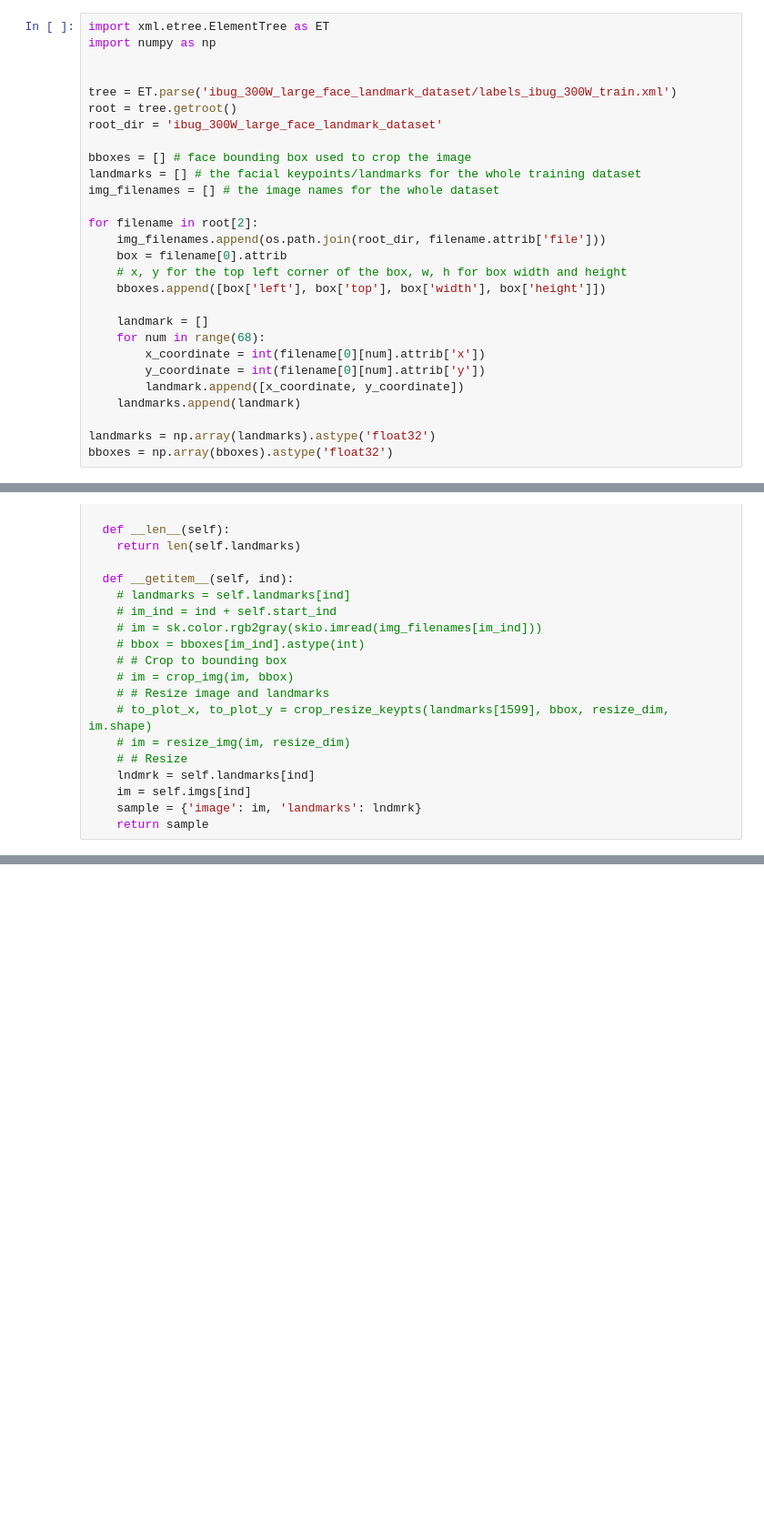
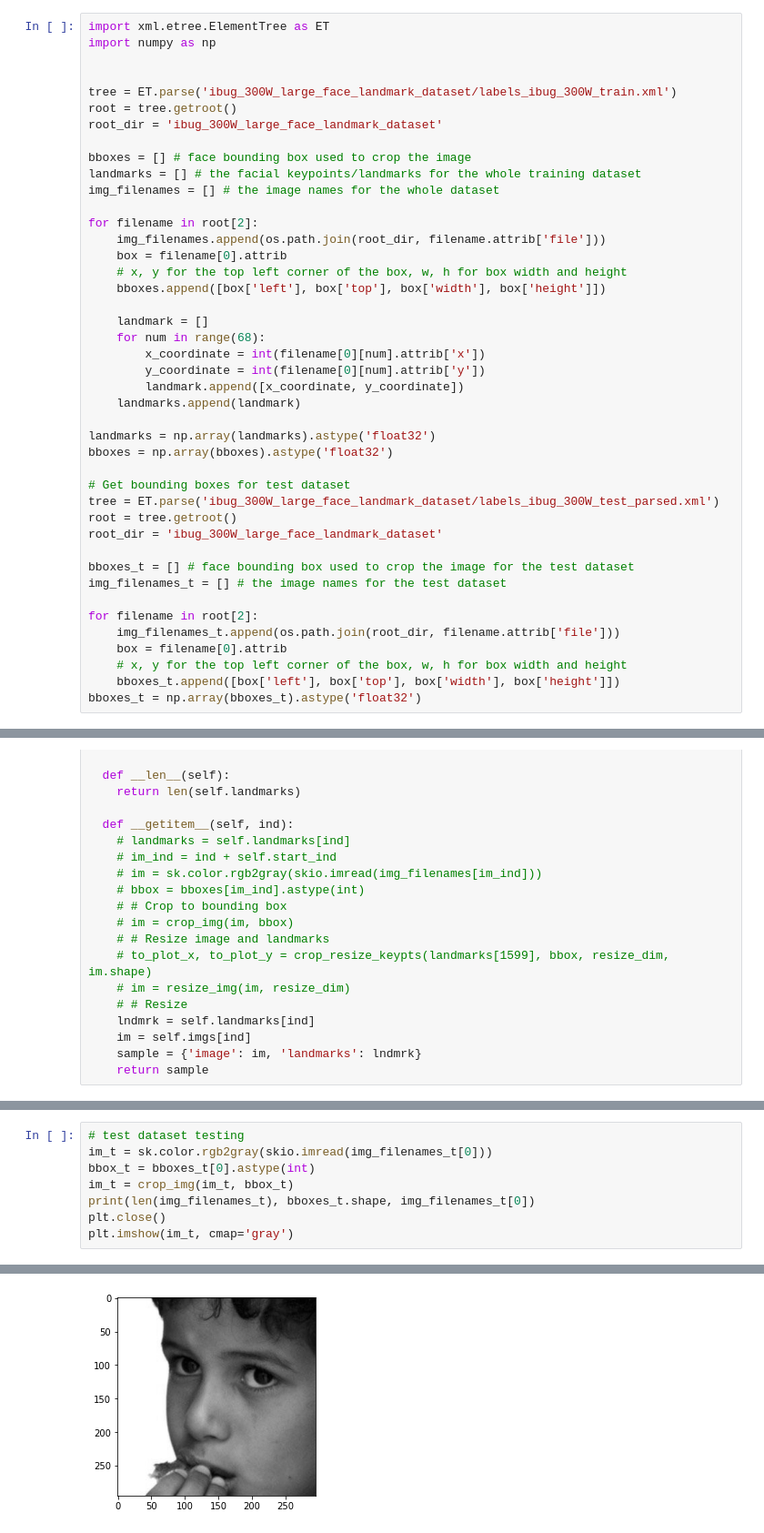
Before and after one commit to sinood/cs194-26_proj4_p3, a Jupyter notebook: cs192_26_proj4.ipynb, the cells around one changed output, grey strips where cells are left out. Shown at 91% size. Cells and saved outputs as stored; diff of their text form; blank space fills up the shorter version.

```diff
--- a/cs192_26_proj4.ipynb
+++ b/cs192_26_proj4.ipynb
@@ -47,6 +47,21 @@ for filename in root[2]:
 
 landmarks = np.array(landmarks).astype('float32')
 bboxes = np.array(bboxes).astype('float32')
+
+# Get bounding boxes for test dataset
+tree = ET.parse('ibug_300W_large_face_landmark_dataset/labels_ibug_300W_test_parsed.xml')
+root = tree.getroot()
+root_dir = 'ibug_300W_large_face_landmark_dataset'
+
+bboxes_t = [] # face bounding box used to crop the image for the test dataset
+img_filenames_t = [] # the image names for the test dataset
+
+for filename in root[2]:
+	img_filenames_t.append(os.path.join(root_dir, filename.attrib['file']))
+	box = filename[0].attrib
+	# x, y for the top left corner of the box, w, h for box width and height
+	bboxes_t.append([box['left'], box['top'], box['width'], box['height']])
+bboxes_t = np.array(bboxes_t).astype('float32')
 # %% [markdown]
 Dataloader
 # %%
@@ -123,0 +139,9 @@ plt.imshow(im, cmap='gray')
+# %%
+# test dataset testing
+im_t = sk.color.rgb2gray(skio.imread(img_filenames_t[0]))
+bbox_t = bboxes_t[0].astype(int)
+im_t = crop_img(im_t, bbox_t)
+print(len(img_filenames_t), bboxes_t.shape, img_filenames_t[0])
+plt.close()
+plt.imshow(im_t, cmap='gray')
+# %% [output]
@@ -124,3 +150,4 @@ plt.imshow(im, cmap='gray')
+[figure, added]
 # %%
 
 
```
Also changed, not shown: parts of 2 cells of this notebook.
